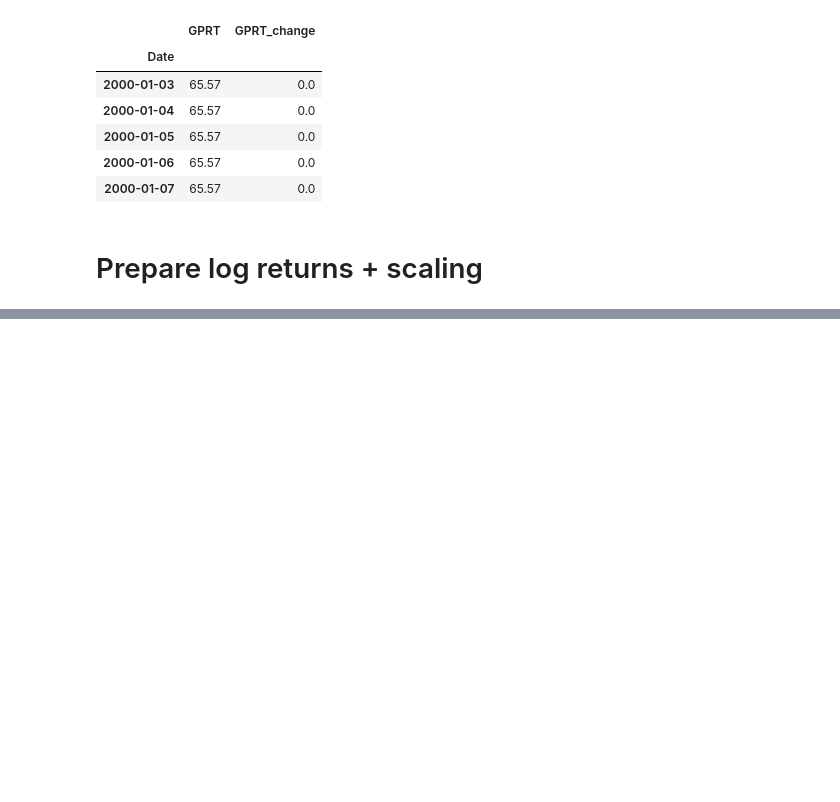
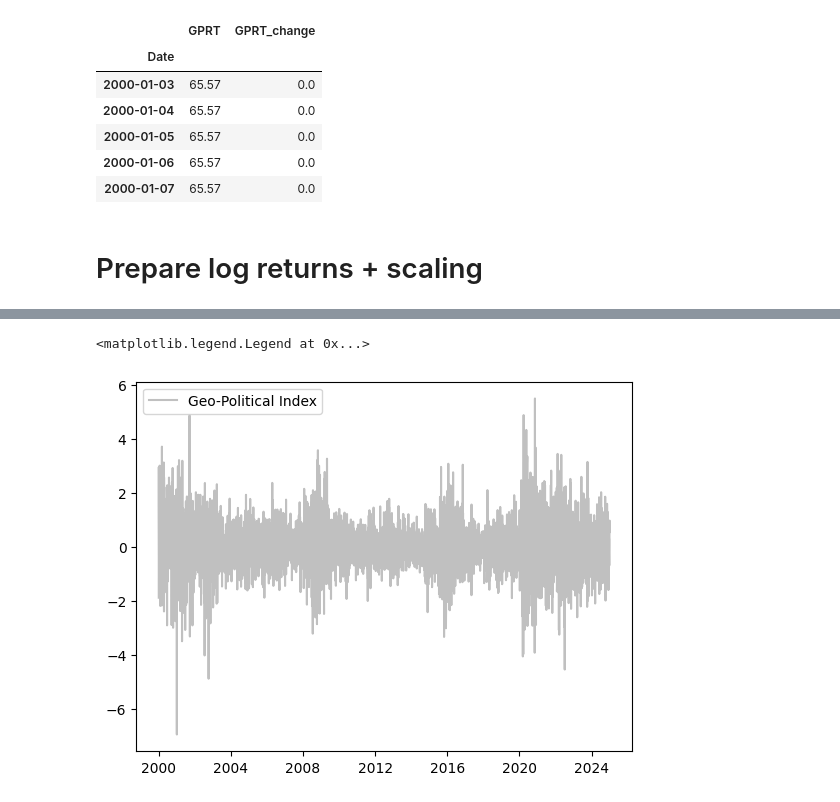
Before and after one commit to andreaskoul/geo_index_dcb, a Jupyter notebook: Geopol factor.ipynb, the cells around one changed output, grey strips where cells are left out. Cells and saved outputs as stored; diff of their text form; code cells hidden in the pictures; blank space fills up the shorter version.

```diff
--- a/Geopol factor.ipynb
+++ b/Geopol factor.ipynb
@@ -826,0 +503,7 @@ final_dict['BAC']
+# %%
+# plt.subplot(2, 1, 2)
+plt.plot(Geo_Pol_index, color='silver', label='Geo-Political Index')
+plt.legend()
+# %% [output]
+<matplotlib.legend.Legend at 0x...>
+[figure, added]
```
Also changed, not shown: parts of 67 cells of this notebook, 2 other files.
